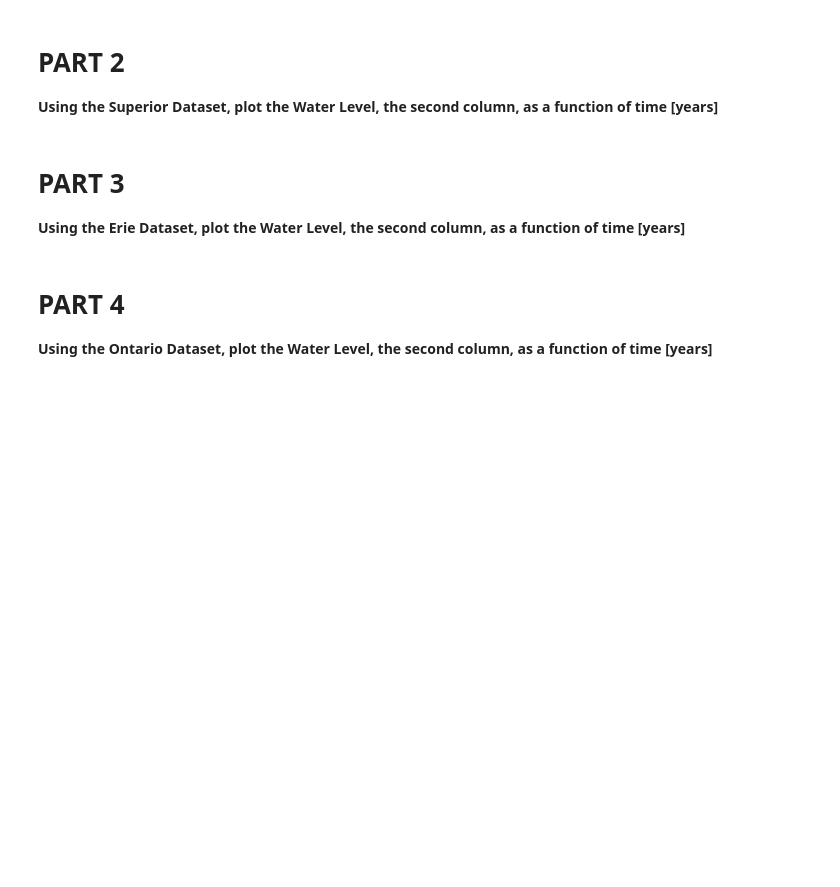
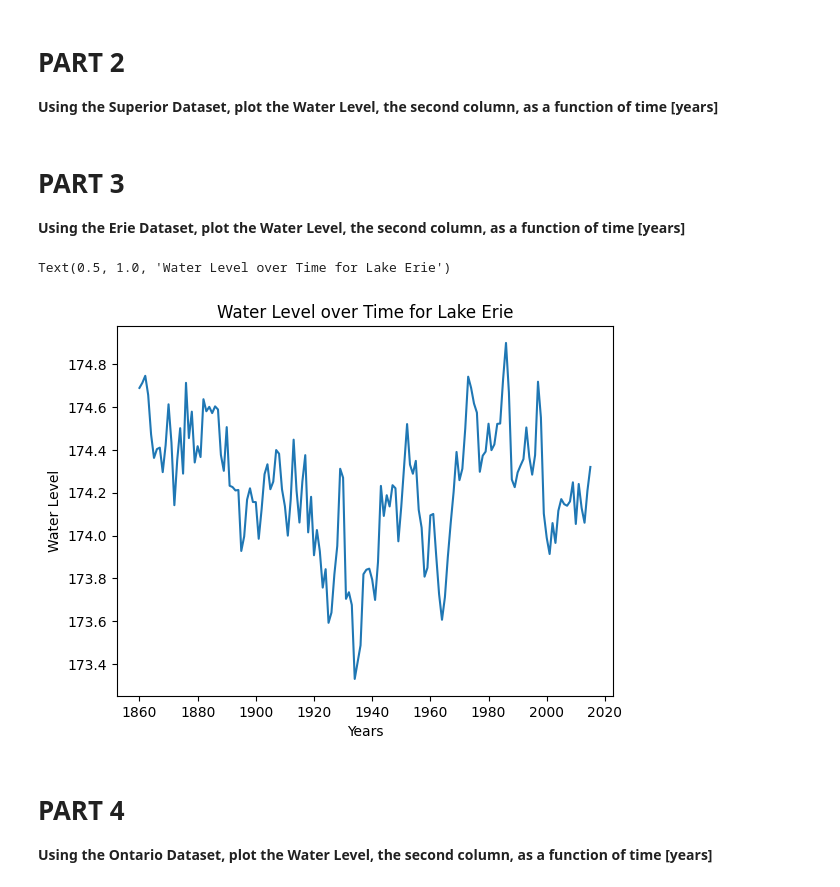
Before and after one commit to msu-cmse-courses/CMSE202_Git_Started, a Jupyter notebook: Great_Lakes_and_Grand_River.ipynb, the cells around one changed output. Cells and saved outputs as stored; diff of their text form; code cells hidden in the pictures; blank space fills up the shorter version.

```diff
--- a/Great_Lakes_and_Grand_River.ipynb
+++ b/Great_Lakes_and_Grand_River.ipynb
@@ -45,3 +43,13 @@ This notebook **might look very familiar!** It is based off a CMSE 201 assignmen
+# %%
+# Insert Code Here
+erie = pd.read_csv('data/eri.csv')
+plt.plot(erie.iloc[:, 0], erie.iloc[:, 1])
+plt.xlabel('Years')
+plt.ylabel('Water Level')
+plt.title('Water Level over Time for Lake Erie')
+# %% [output]
+Text(0.5, 1.0, 'Water Level over Time for Lake Erie')
+[figure, added]
 # %% [markdown]
 # PART 4
 
```
Also changed, not shown: parts of 1 cell of this notebook.
